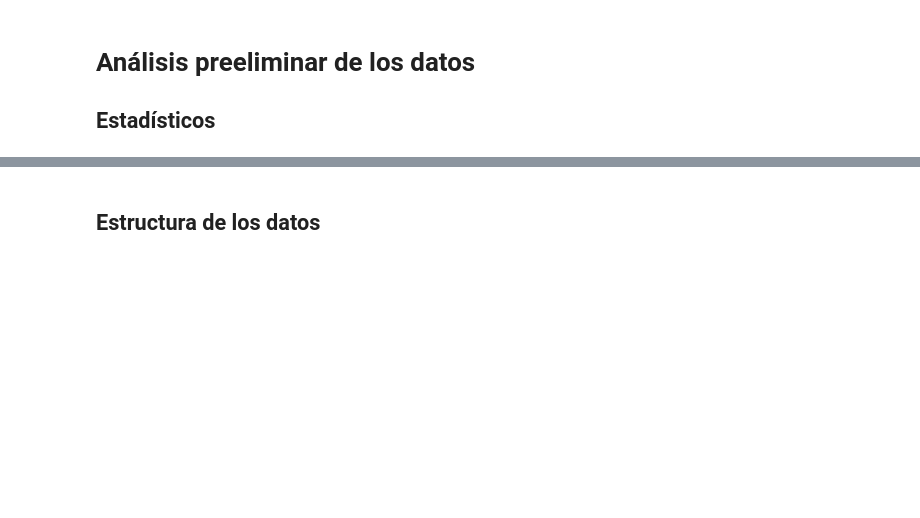
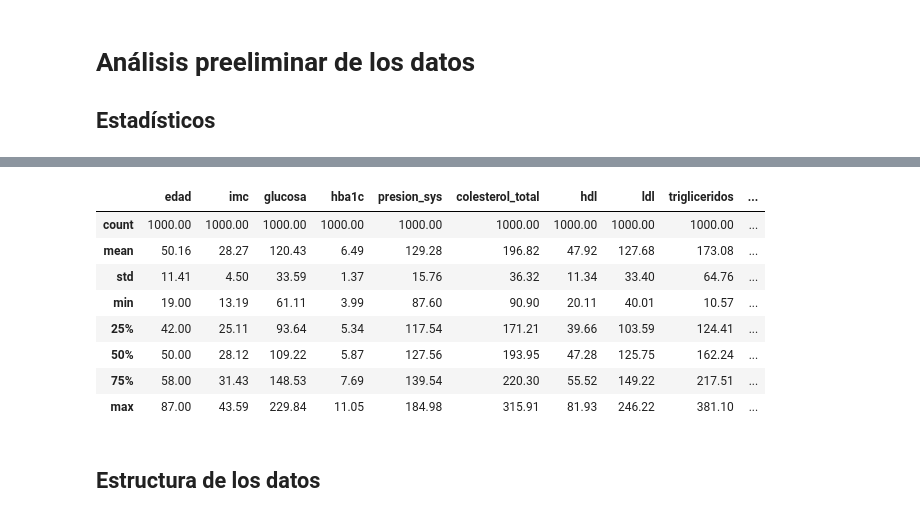
Before and after one commit to rpizarrog/machine_learning_r_python_casos_de_estudio, a Jupyter notebook: notebook_Python/LDA_datos_de_pacientes_Enfermos_Sanos.ipynb, the cells around one changed output, grey strips where cells are left out. Cells and saved outputs as stored; diff of their text form; code cells hidden in the pictures; blank space fills up the shorter version.

```diff
--- a/notebook_Python/LDA_datos_de_pacientes_Enfermos_Sanos.ipynb
+++ b/notebook_Python/LDA_datos_de_pacientes_Enfermos_Sanos.ipynb
@@ -516,3 +504,15 @@ datos.describe()
+# %%
+np.round(datos.describe(), 2)
+# %% [output]
+|  | edad | imc | glucosa | hba1c | presion_sys | colesterol_total | hdl | ldl | trigliceridos | ... |
+| count | 1000.00 | 1000.00 | 1000.00 | 1000.00 | 1000.00 | 1000.00 | 1000.00 | 1000.00 | 1000.00 | ... |
+| mean | 50.16 | 28.27 | 120.43 | 6.49 | 129.28 | 196.82 | 47.92 | 127.68 | 173.08 | ... |
+| std | 11.41 | 4.50 | 33.59 | 1.37 | 15.76 | 36.32 | 11.34 | 33.40 | 64.76 | ... |
+| min | 19.00 | 13.19 | 61.11 | 3.99 | 87.60 | 90.90 | 20.11 | 40.01 | 10.57 | ... |
+| 25% | 42.00 | 25.11 | 93.64 | 5.34 | 117.54 | 171.21 | 39.66 | 103.59 | 124.41 | ... |
+| 50% | 50.00 | 28.12 | 109.22 | 5.87 | 127.56 | 193.95 | 47.28 | 125.75 | 162.24 | ... |
+| 75% | 58.00 | 31.43 | 148.53 | 7.69 | 139.54 | 220.30 | 55.52 | 149.22 | 217.51 | ... |
+| max | 87.00 | 43.59 | 229.84 | 11.05 | 184.98 | 315.91 | 81.93 | 246.22 | 381.10 | ... |
 # %% [markdown]
 ## Estructura de los datos
 # %%
```
Also changed, not shown: parts of 9 cells of this notebook.
